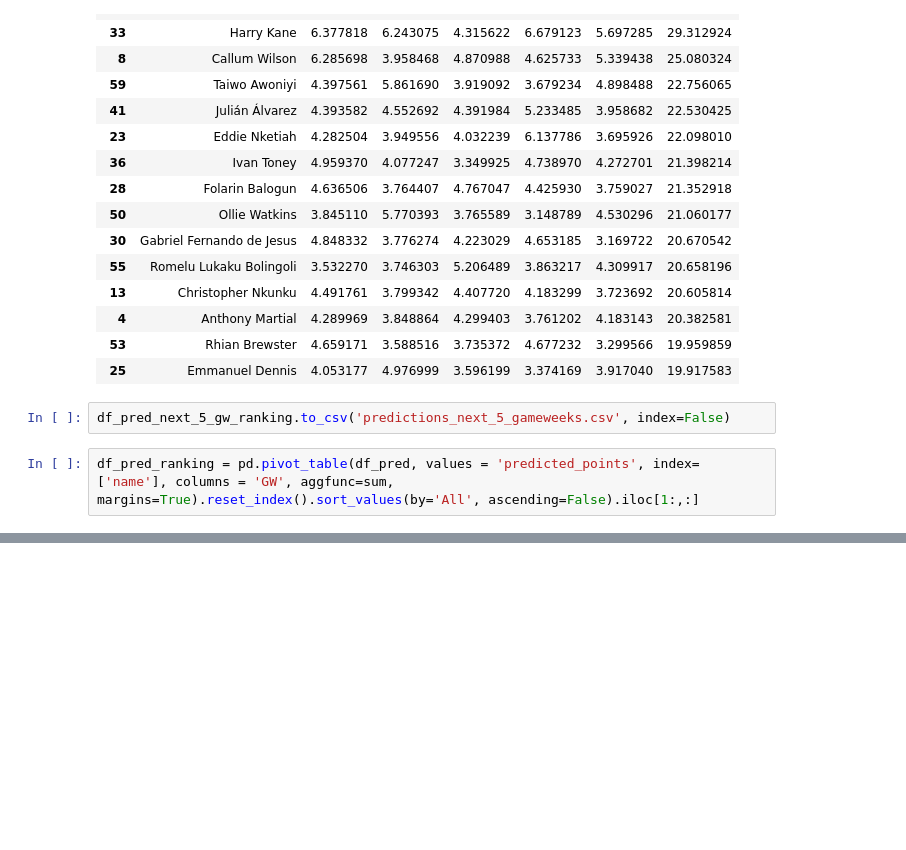
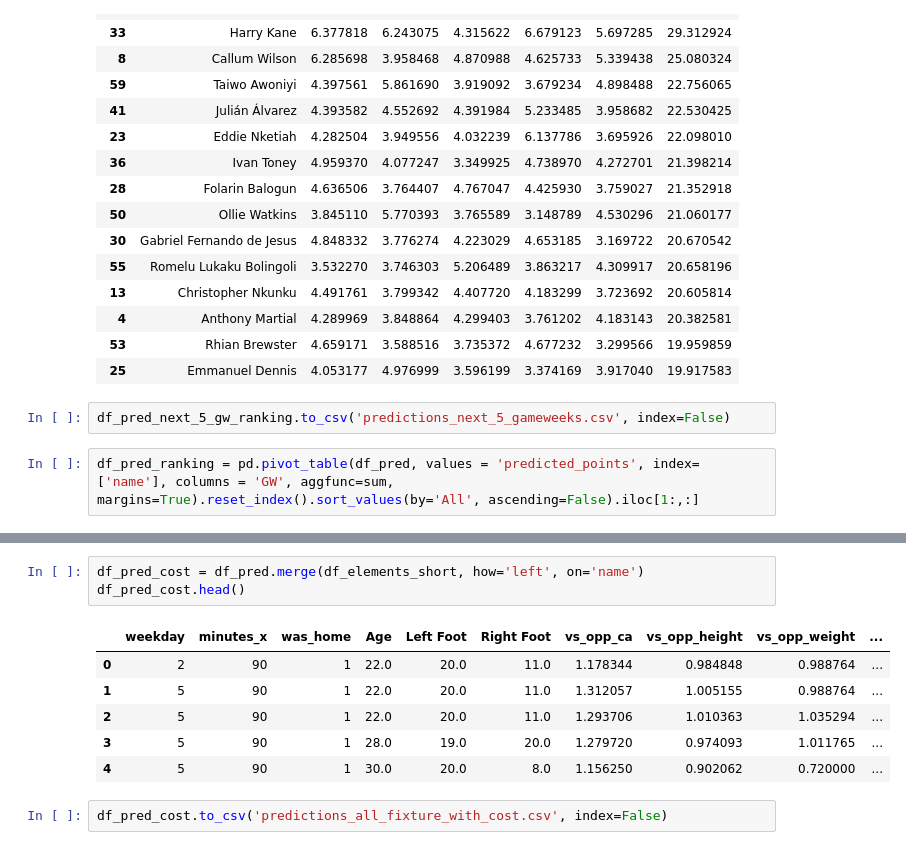
Before and after one commit to Willyiam723/fpl, a Jupyter notebook: main.ipynb, the cells around one changed output, grey strips where cells are left out. Drawn from its saved outputs; the diff is of its cells as text; blank space fills up the shorter version.

```diff
--- a/main.ipynb
+++ b/main.ipynb
@@ -1799,3 +1799,15 @@ Predicted player ranking for remaining fixtures:
 | 380 | Mohamed Salah | 4.875774 | 3.446790 | 5.662350 | 6.262378 | 4.898850 | 5.225024 | 4.983644 | 3.813480 | 5.997408 | 5.171695 | ... |
 | 354 | Martin Ødegaard | 5.582193 | 4.149778 | 5.399286 | 5.669188 | 6.084027 | 5.284483 | 4.751429 | 4.380460 | 4.394175 | 4.250019 | ... |
 | 174 | Gabriel Martinelli Silva | 5.449289 | 6.204710 | 4.450221 | 4.766389 | 5.107501 | 4.600557 | 3.767935 | 4.514695 | 3.779545 | 4.490578 | ... |
+# %%
+df_pred_cost = df_pred.merge(df_elements_short, how='left', on='name')
+df_pred_cost.head()
+# %% [output]
+|  | weekday | minutes_x | was_home | Age | Left Foot | Right Foot | vs_opp_ca | vs_opp_height | vs_opp_weight | ... |
+| 0 | 2 | 90 | 1 | 22.0 | 20.0 | 11.0 | 1.178344 | 0.984848 | 0.988764 | ... |
+| 1 | 5 | 90 | 1 | 22.0 | 20.0 | 11.0 | 1.312057 | 1.005155 | 0.988764 | ... |
+| 2 | 5 | 90 | 1 | 22.0 | 20.0 | 11.0 | 1.293706 | 1.010363 | 1.035294 | ... |
+| 3 | 5 | 90 | 1 | 28.0 | 19.0 | 20.0 | 1.279720 | 0.974093 | 1.011765 | ... |
+| 4 | 5 | 90 | 1 | 30.0 | 20.0 | 8.0 | 1.156250 | 0.902062 | 0.720000 | ... |
+# %%
+df_pred_cost.to_csv('predictions_all_fixture_with_cost.csv', index=False)
```
Also changed, not shown: 2 other files.
